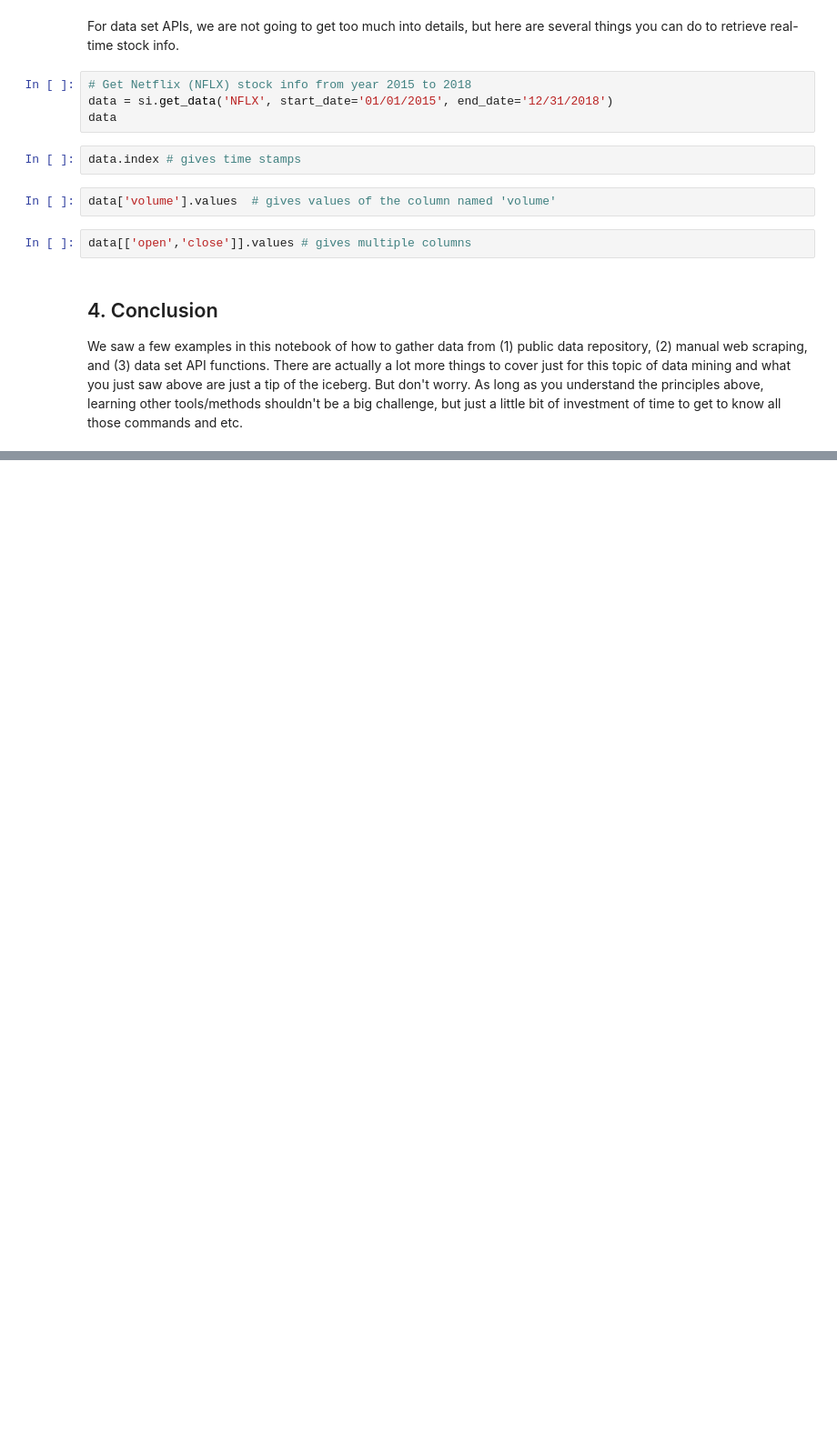
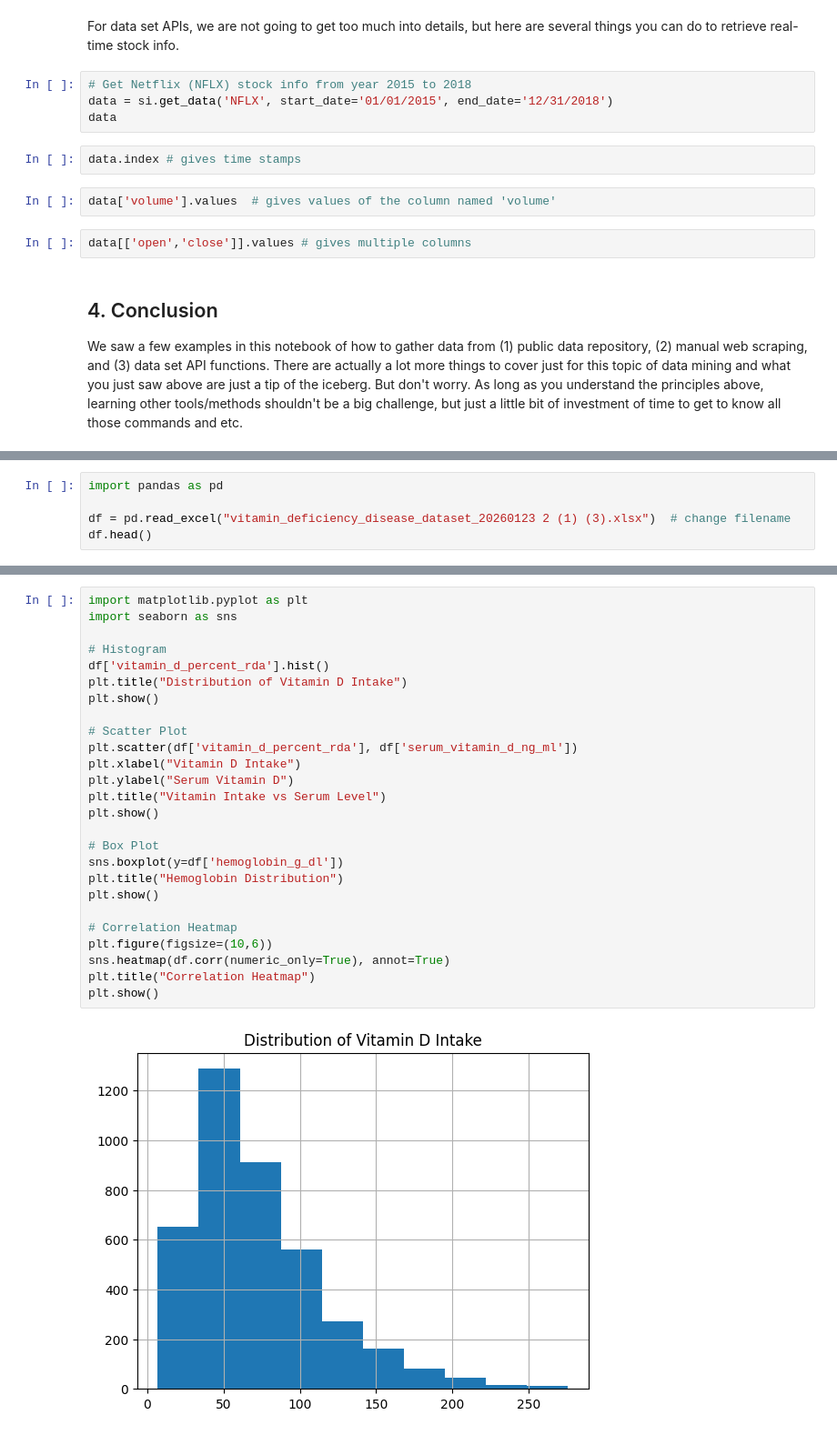
Before and after one commit to Moni-ops/web-app, a Jupyter notebook: in-class-assignments/ica03/Data_Mining.ipynb, the cells around one changed output, grey strips where cells are left out. Shown at 91% size. Drawn from its saved outputs; the diff is of its cells as text; blank space fills up the shorter version.

```diff
--- a/in-class-assignments/ica03/Data_Mining.ipynb
+++ b/in-class-assignments/ica03/Data_Mining.ipynb
@@ -998,0 +236,5 @@ Visualizations saved:
+# %%
+import pandas as pd
+
+df = pd.read_excel("vitamin_deficiency_disease_dataset_20260123 2 (1) (3).xlsx")  # change filename
+df.head()
@@ -998,0 +249,28 @@ Visualizations saved:
+# %%
+import matplotlib.pyplot as plt
+import seaborn as sns
+
+# Histogram
+df['vitamin_d_percent_rda'].hist()
+plt.title("Distribution of Vitamin D Intake")
+plt.show()
+
+# Scatter Plot
+plt.scatter(df['vitamin_d_percent_rda'], df['serum_vitamin_d_ng_ml'])
+plt.xlabel("Vitamin D Intake")
+plt.ylabel("Serum Vitamin D")
+plt.title("Vitamin Intake vs Serum Level")
+plt.show()
+
+# Box Plot
+sns.boxplot(y=df['hemoglobin_g_dl'])
+plt.title("Hemoglobin Distribution")
+plt.show()
+
+# Correlation Heatmap
+plt.figure(figsize=(10,6))
+sns.heatmap(df.corr(numeric_only=True), annot=True)
+plt.title("Correlation Heatmap")
+plt.show()
+# %% [output]
+[figure, added]
```
Also changed, not shown: parts of 23 cells of this notebook.
